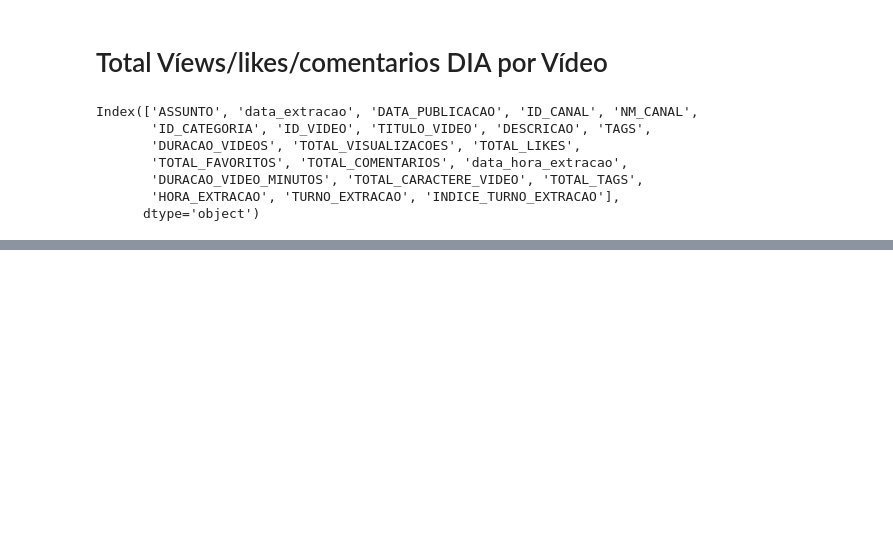
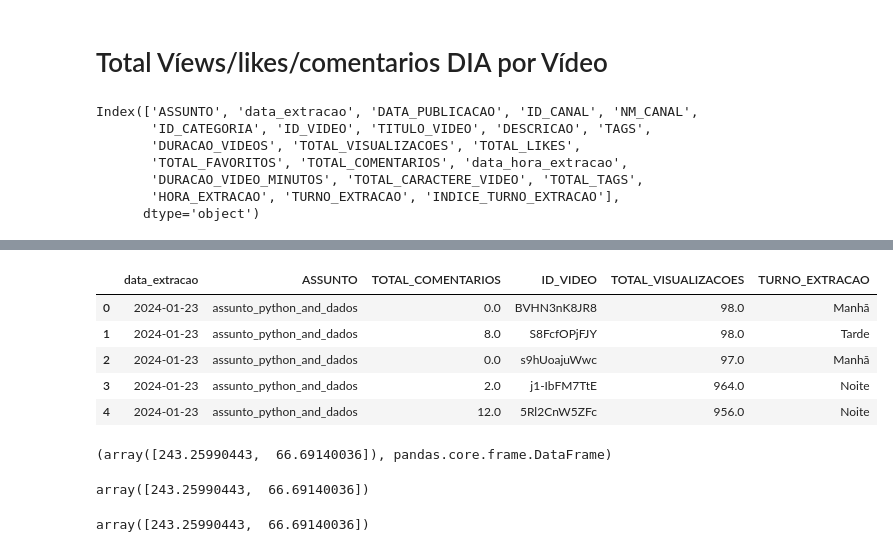
Before and after one commit to rodrigorocha1/analise_dados_youtube, a Jupyter notebook: notebooks_v2/visualizacoes.ipynb, the cells around one changed output, grey strips where cells are left out. Saved outputs shown, nothing was run; the diff lists cells and outputs as text; code cells hidden in the pictures; blank space fills up the shorter version.

```diff
--- a/notebooks_v2/visualizacoes.ipynb
+++ b/notebooks_v2/visualizacoes.ipynb
@@ -472,0 +485,2 @@ fig.show()
+# %%
+coluna_analise = 'TOTAL_COMENTARIOS'
@@ -472,0 +489,9 @@ fig.show()
+# %%
+base = pd.read_parquet('../dados/ouro/dados_tratado_estatisticas_gerais.parquet', columns=['data_extracao','ASSUNTO',coluna_analise, 'ID_VIDEO', 'TOTAL_VISUALIZACOES', 'TURNO_EXTRACAO'])
+base = base.query( '  ASSUNTO == "assunto_python_and_dados" ')
+base['data_extracao'] = pd.to_datetime(base['data_extracao'])
+base['data_extracao'] = pd.to_datetime(base['data_extracao'])
+base['ASSUNTO'] = base['ASSUNTO'].astype('string')
+base['TURNO_EXTRACAO'] = base['TURNO_EXTRACAO'].astype('string')
+base['ID_VIDEO'] = base['ID_VIDEO'].astype('string')
+base.info()
@@ -472,0 +512,9 @@ fig.show()
+# %%
+base.head()
+# %% [output]
+|  | data_extracao | ASSUNTO | TOTAL_COMENTARIOS | ID_VIDEO | TOTAL_VISUALIZACOES | TURNO_EXTRACAO |
+| 0 | 2024-01-23 | assunto_python_and_dados | 0.0 | BVHN3nK8JR8 | 98.0 | Manhã |
+| 1 | 2024-01-23 | assunto_python_and_dados | 8.0 | S8FcfOPjFJY | 98.0 | Tarde |
+| 2 | 2024-01-23 | assunto_python_and_dados | 0.0 | s9hUoajuWwc | 97.0 | Manhã |
+| 3 | 2024-01-23 | assunto_python_and_dados | 2.0 | j1-IbFM7TtE | 964.0 | Noite |
+| 4 | 2024-01-23 | assunto_python_and_dados | 12.0 | 5Rl2CnW5ZFc | 956.0 | Noite |
@@ -472,0 +524,17 @@ fig.show()
+# %%
+results = px.get_trendline_results(fig)
+
+# Acesse os resultados do ajuste linear
+fit_results = results.iloc[0].px_fit_results.params
+
+fit_results, type(results)
+# %% [output]
+(array([243.25990443,  66.69140036]), pandas.core.frame.DataFrame)
+# %%
+fit_results
+# %% [output]
+array([243.25990443,  66.69140036])
+# %%
+results.iloc[0].px_fit_results.params
+# %% [output]
+array([243.25990443,  66.69140036])
```
Also changed, not shown: parts of 17 cells of this notebook.
